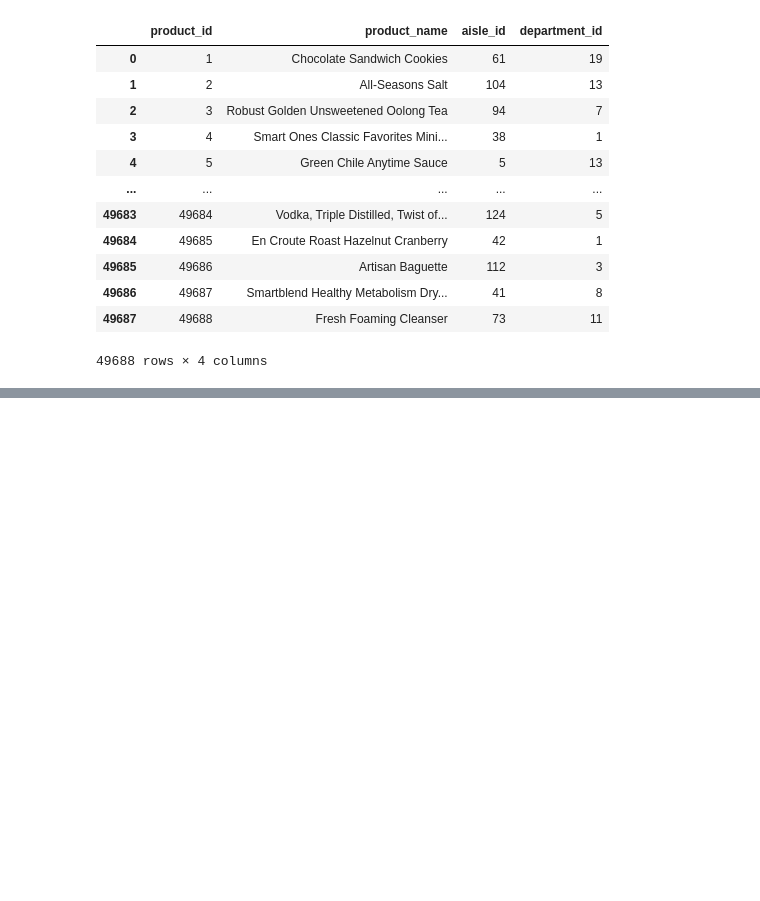
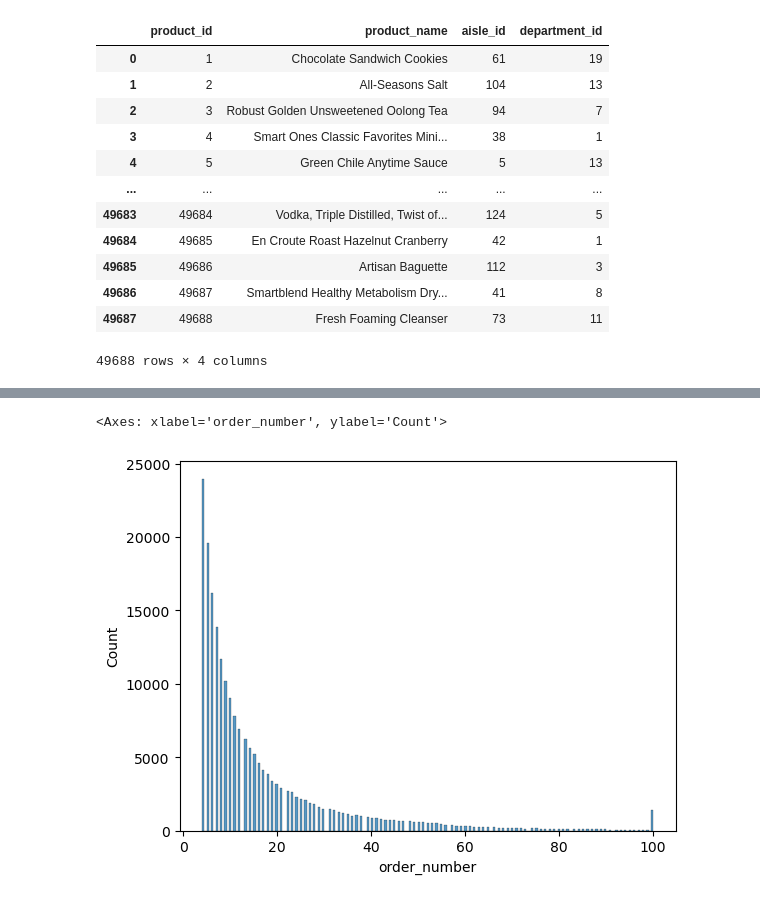
Before and after one commit to saimadhu27/instacart_analysis, a Jupyter notebook: notebook_eda.ipynb, the cells around one changed output, grey strips where cells are left out. Drawn from its saved outputs; the diff is of its cells as text; code cells hidden in the pictures; blank space fills up the shorter version.

```diff
--- a/notebook_eda.ipynb
+++ b/notebook_eda.ipynb
@@ -139,0 +219,5 @@ If order_id is unique identifier for each order, oka user suppose user_id = 1 mu
+# %%
+sns.histplot(data = orders.groupby(['user_id'])['order_number'].count())
+# %% [output]
+<Axes: xlabel='order_number', ylabel='Count'>
+[figure, added]
```
Also changed, not shown: parts of 17 cells of this notebook.
